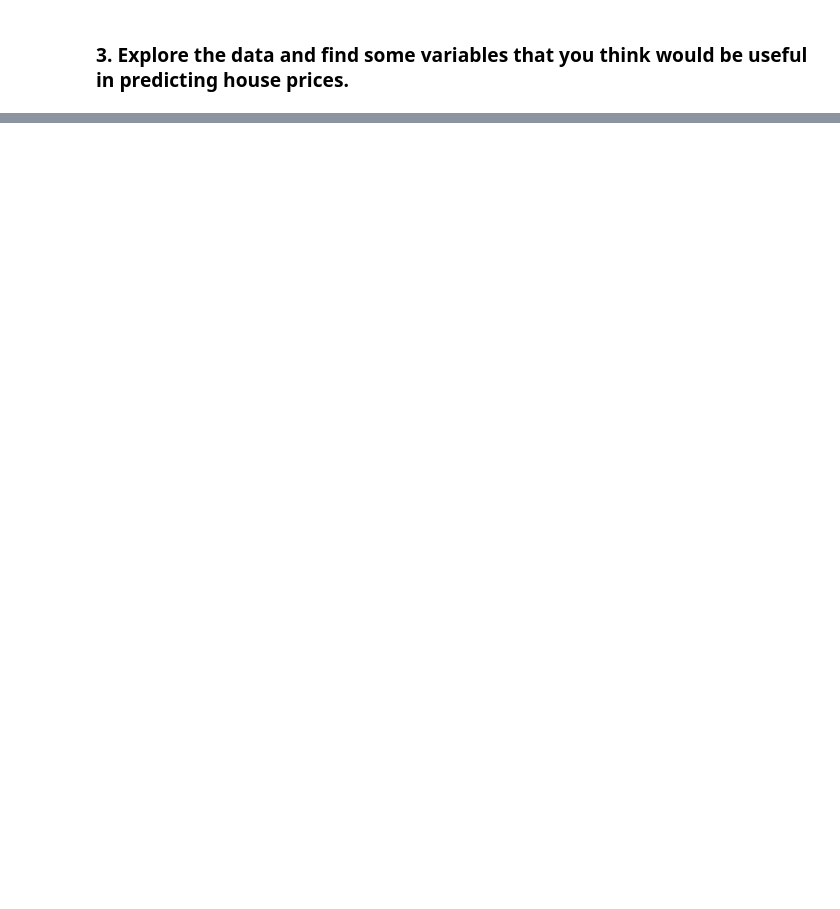
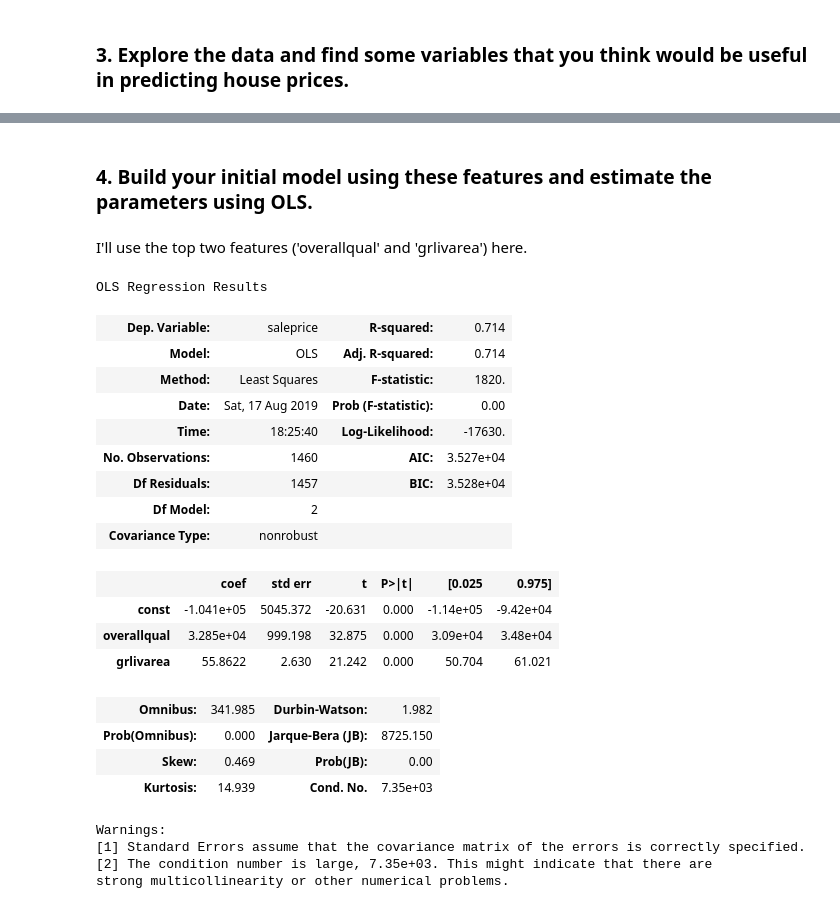
Before and after one commit to DanikaHannon/Data-Science-Drills, a Jupyter notebook: 19.2 Simple linear regression with OLS (Ordinary Least Squares).ipynb, the cells around one changed output, grey strips where cells are left out. Saved outputs shown, nothing was run; the diff lists cells and outputs as text; code cells hidden in the pictures; blank space fills up the shorter version.

```diff
--- a/19.2 Simple linear regression with OLS (Ordinary Least Squares).ipynb
+++ b/19.2 Simple linear regression with OLS (Ordinary Least Squares).ipynb
@@ -245,0 +278,36 @@ I want to use PCA to analzye the data, but I'm not sure how to apply it here. I'
+# %% [markdown]
+### 4. Build your initial model using these features and estimate the parameters using OLS.
+# %% [markdown]
+I'll use the top two features ('overallqual' and 'grlivarea') here.
+# %%
+Y = fourth_revision_house_prices_df['saleprice']
+X = fourth_revision_house_prices_df[['overallqual', 'grlivarea']]
+
+X = sm.add_constant(X)
+
+results = sm.OLS(Y, X).fit()
+
+results.summary()
+# %% [output]
+OLS Regression Results
+| Dep. Variable: | saleprice | R-squared: | 0.714 |
+| Model: | OLS | Adj. R-squared: | 0.714 |
+| Method: | Least Squares | F-statistic: | 1820. |
+| Date: | Sat, 17 Aug 2019 | Prob (F-statistic): | 0.00 |
+| Time: | 18:25:40 | Log-Likelihood: | -17630. |
+| No. Observations: | 1460 | AIC: | 3.527e+04 |
+| Df Residuals: | 1457 | BIC: | 3.528e+04 |
+| Df Model: | 2 |  |  |
+| Covariance Type: | nonrobust |  |  |
+|  | coef | std err | t | P>|t| | [0.025 | 0.975] |
+| const | -1.041e+05 | 5045.372 | -20.631 | 0.000 | -1.14e+05 | -9.42e+04 |
+| overallqual | 3.285e+04 | 999.198 | 32.875 | 0.000 | 3.09e+04 | 3.48e+04 |
+| grlivarea | 55.8622 | 2.630 | 21.242 | 0.000 | 50.704 | 61.021 |
+| Omnibus: | 341.985 | Durbin-Watson: | 1.982 |
+| Prob(Omnibus): | 0.000 | Jarque-Bera (JB): | 8725.150 |
+| Skew: | 0.469 | Prob(JB): | 0.00 |
+| Kurtosis: | 14.939 | Cond. No. | 7.35e+03 |
+Warnings:
+[1] Standard Errors assume that the covariance matrix of the errors is correctly specified.
+[2] The condition number is large, 7.35e+03. This might indicate that there are
+strong multicollinearity or other numerical problems.
```
Also changed, not shown: parts of 8 cells of this notebook.
